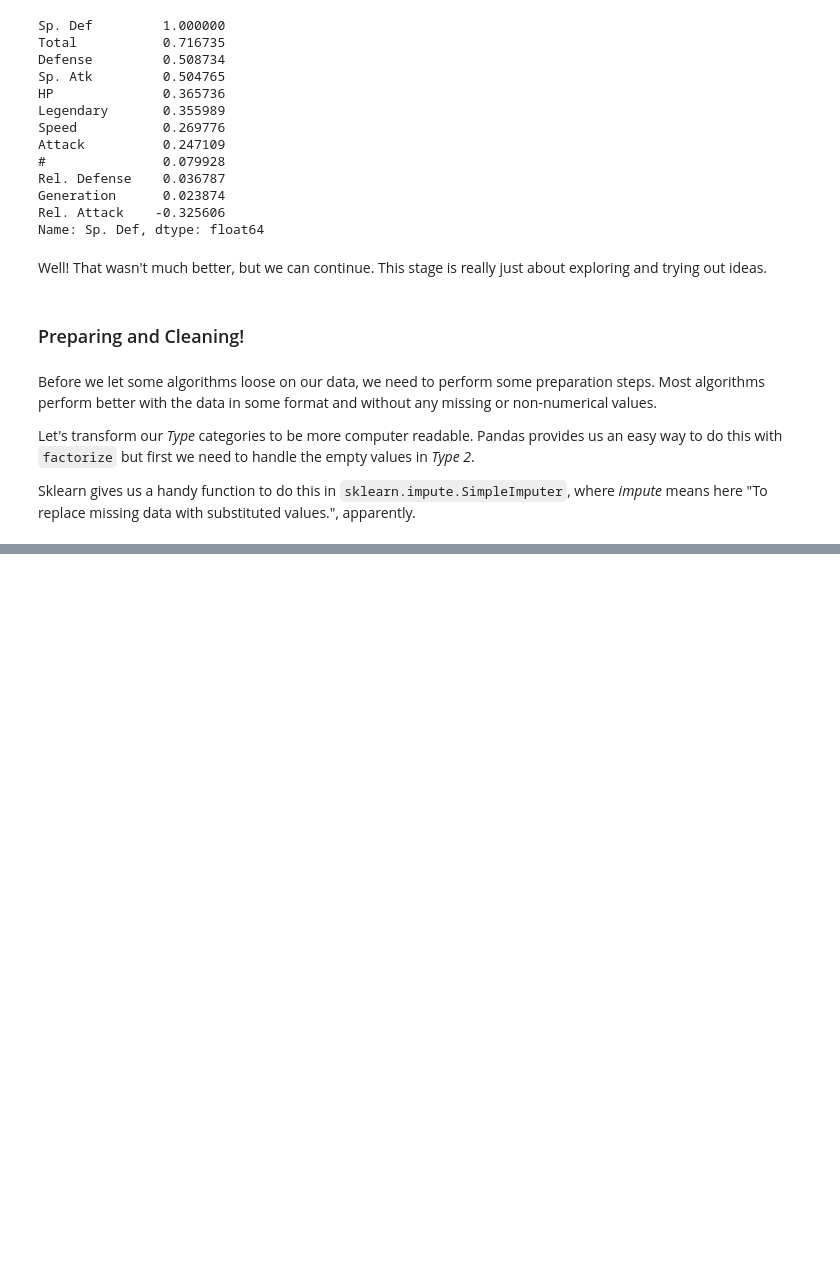
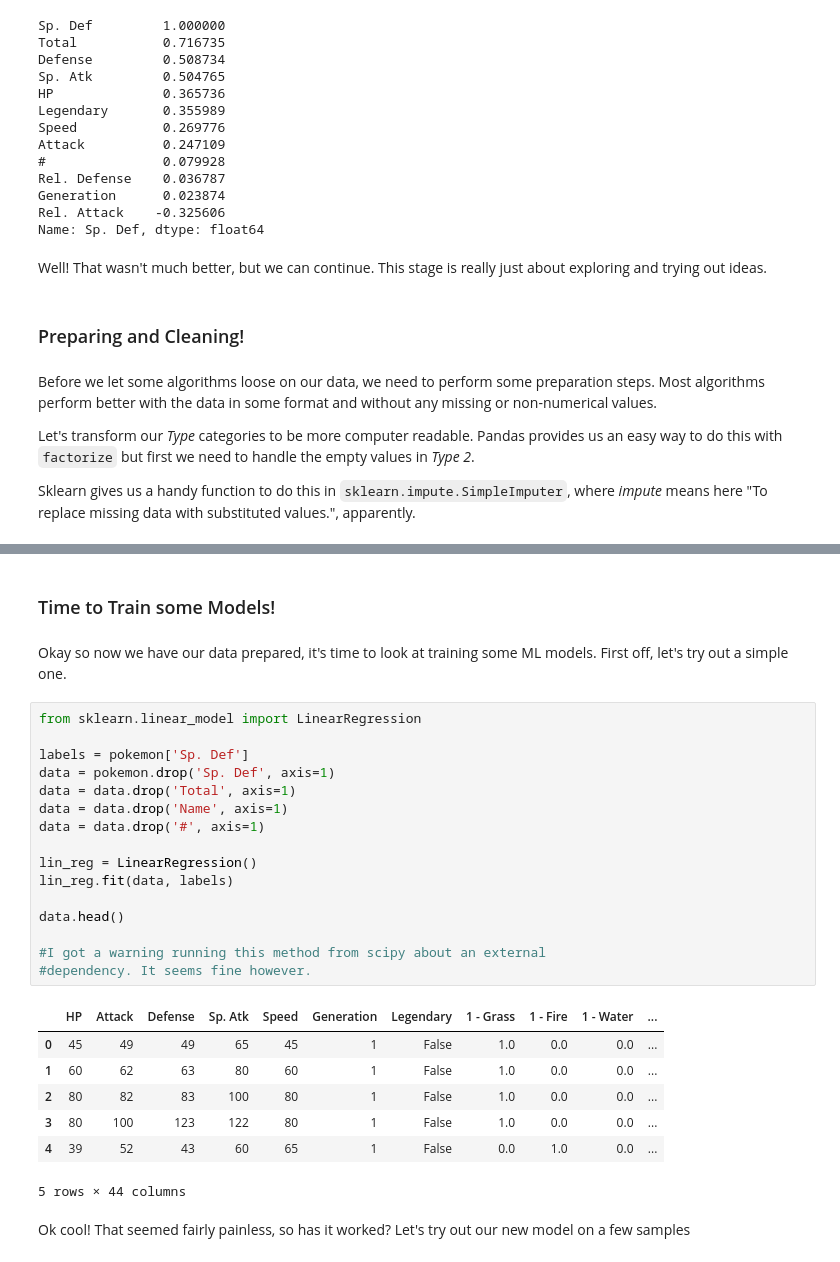
Before and after one commit to mattalexanderhill/animl, a Jupyter notebook: notebooks/pokemon.ipynb, the cells around one changed output, grey strips where cells are left out. Drawn from its saved outputs; the diff is of its cells as text; blank space fills up the shorter version.

```diff
--- a/notebooks/pokemon.ipynb
+++ b/notebooks/pokemon.ipynb
@@ -238,0 +288,30 @@ array=['Poison' 'Poison' 'Poison' 'Poison' nan nan 'Flying' 'Dragon' 'Flying'
+# %% [markdown]
+### Time to Train some Models!
+# %% [markdown]
+Okay so now we have our data prepared, it's time to look at training some ML models. First off, let's try out a simple one.
+# %%
+from sklearn.linear_model import LinearRegression
+
+labels = pokemon['Sp. Def']
+data = pokemon.drop('Sp. Def', axis=1)
+data = data.drop('Total', axis=1)
+data = data.drop('Name', axis=1)
+data = data.drop('#', axis=1)
+
+lin_reg = LinearRegression()
+lin_reg.fit(data, labels)
+
+data.head()
+
+#I got a warning running this method from scipy about an external
+#dependency. It seems fine however.
+# %% [output]
+|  | HP | Attack | Defense | Sp. Atk | Speed | Generation | Legendary | 1 - Grass | 1 - Fire | 1 - Water | ... |
+| 0 | 45 | 49 | 49 | 65 | 45 | 1 | False | 1.0 | 0.0 | 0.0 | ... |
+| 1 | 60 | 62 | 63 | 80 | 60 | 1 | False | 1.0 | 0.0 | 0.0 | ... |
+| 2 | 80 | 82 | 83 | 100 | 80 | 1 | False | 1.0 | 0.0 | 0.0 | ... |
+| 3 | 80 | 100 | 123 | 122 | 80 | 1 | False | 1.0 | 0.0 | 0.0 | ... |
+| 4 | 39 | 52 | 43 | 60 | 65 | 1 | False | 0.0 | 1.0 | 0.0 | ... |
+5 rows × 44 columns
+# %% [markdown]
+Ok cool! That seemed fairly painless, so has it worked? Let's try out our new model on a few samples
```
Also changed, not shown: parts of 13 cells of this notebook, 3 other files.
